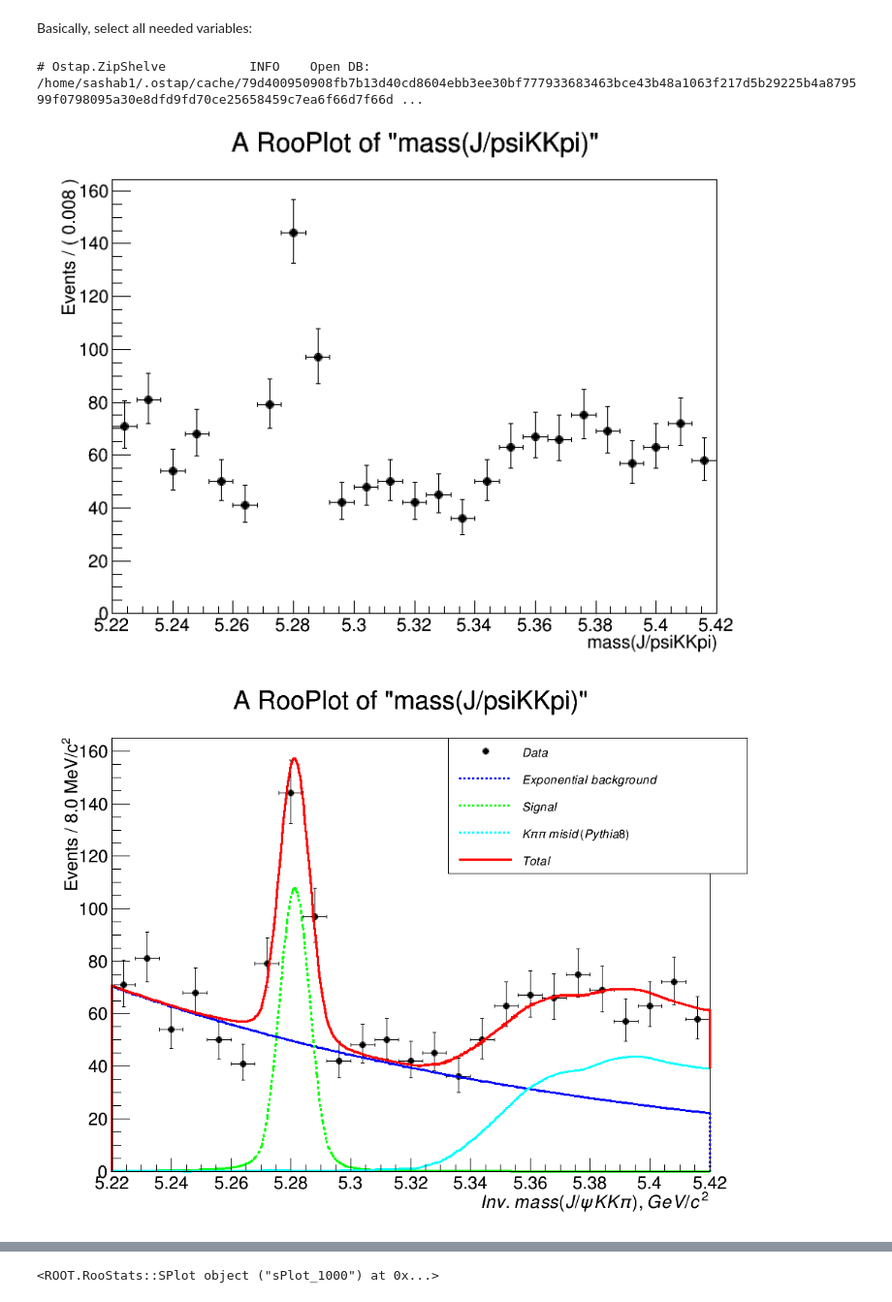
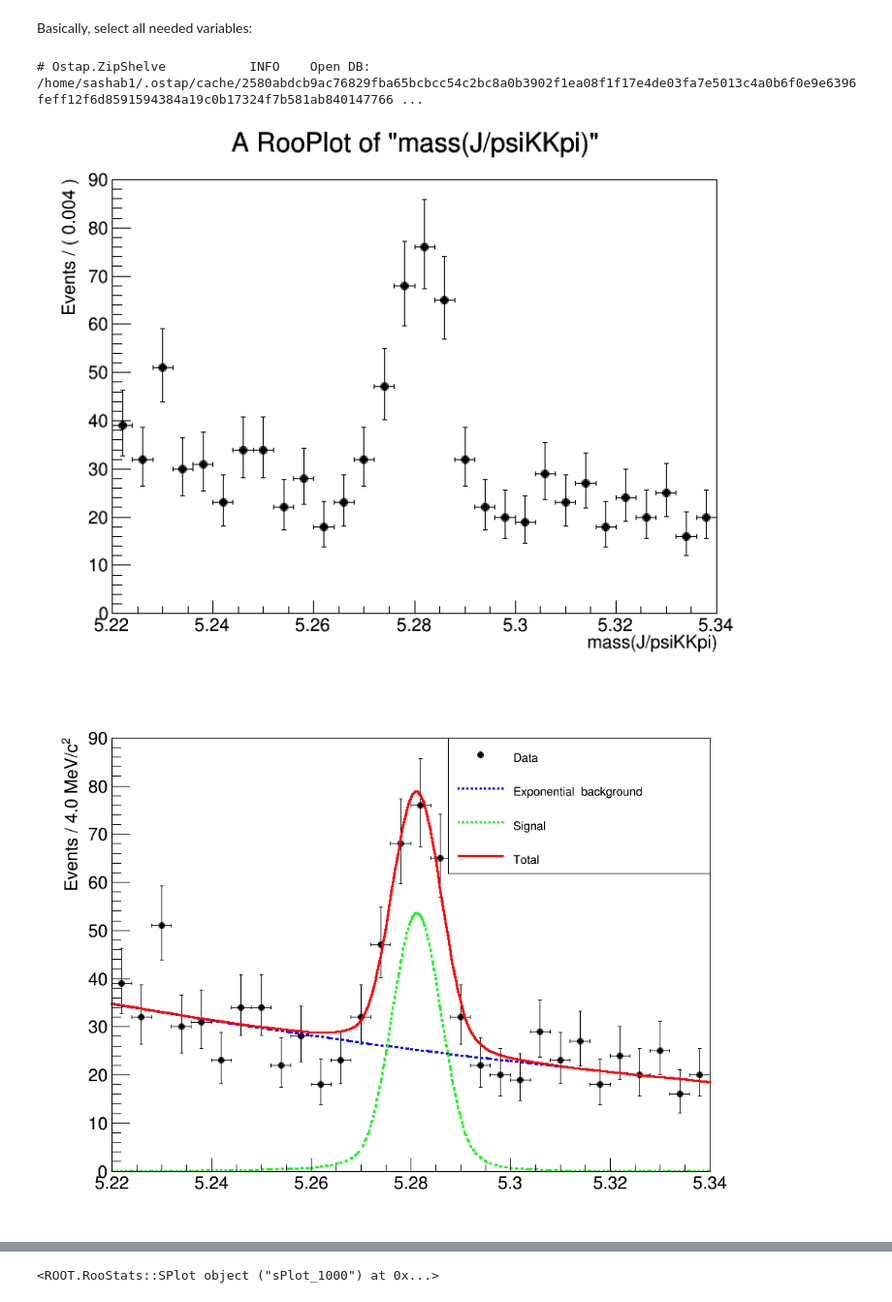
Before and after one commit to sashabaranov/Bu2JpsiKKpi, a Jupyter notebook: KKpi/fit/kstar_splot_tight.ipynb, the cells around one changed output, grey strips where cells are left out. Shown at 97% size. Saved outputs shown, nothing was run; the diff lists cells and outputs as text; code cells hidden in the pictures.

Commit message:
KKpi: fit update

```diff
--- a/KKpi/fit/kstar_splot_tight.ipynb
+++ b/KKpi/fit/kstar_splot_tight.ipynb
@@ -29,13 +20,12 @@ kpipi = Models.H1D_pdf(name=kpipi_hist.GetName(), mass=m_Bu, histo=smear_kpipi(k
 # %%
 #
 resonant = [
-    ( 'DTFm_kk', "Inv. \, Mass(KK), GeV/c^2", 0.0, 20.0),
-    ( 'DTFm_kpi', "Inv. \, Mass(K\pi), GeV/c^2", 0.0, 20.0),
+    ( 'DTFm_kpi', "Inv. \, Mass(K\pi), GeV/c^2", 0.7, 1.1),
 ]
 
 # Bu meson
-m_Bu = ROOT.RooRealVar('DTFm_b', 'mass(J/psiKKpi)', 5.22, 5.42)
-nbin_Bu = 25
+m_Bu = ROOT.RooRealVar('DTFm_b', 'mass(J/psiKKpi)', 5.22, 5.34)
+nbin_Bu = 30
 binning_b = (m_Bu.getMax() - m_Bu.getMin()) / nbin_Bu * 1000
 
 
@@ -94,7 +84,7 @@ if not sel_Bu._loaded_from_cache:
 ds_Bu = sel_Bu.dataset()
 ds_Bu.Print('v')
 # %% [output]
-# Ostap.ZipShelve           INFO    Open DB: /home/sashab1/.ostap/cache/79d400950908fb7b13d40cd8604ebb3ee30bf777933683463bce43b48a1063f217d5b29225b4a879599f0798095a30e8dfd9fd70ce25658459c7ea6f66d7f66d ...
+# Ostap.ZipShelve           INFO    Open DB: /home/sashab1/.ostap/cache/2580abdcb9ac76829fba65bcbcc54c2bc8a0b3902f1ea08f1f17e4de03fa7e5013c4a0b6f0e9e6396feff12f6d8591594384a19c0b17324f7b581ab840147766 ...
 # %%
 canvas = rootnotes.random_canvas()
 
@@ -104,18 +94,18 @@ frame.Draw()
 
 canvas
 # %% [output]
-[figure, old version]
+[figure, new version]
 # %%
 s1_Bu = Models.CB2_pdf(
     'Bu1',
     m_Bu.getMin(),
     m_Bu.getMax(),
-    fixMass=5.2792e+0,
-    fixSigma=0.006,
-    fixAlphaL=2.1018e+00,
-    fixAlphaR=1.9818e+00,
-    fixNL=6.1464e-01,
-    fixNR=2.1291e+00,
+    fixMass=5.28,
+    fixSigma=5.75e-3,
+    fixAlphaL=avg_mc("aL_Bu1"),
+    fixAlphaR=avg_mc("aR_Bu1"),
+    fixNL=avg_mc("nL_Bu1"),
+    fixNR=avg_mc("nR_Bu1"),
     mass=m_Bu
 )
 
@@ -130,7 +120,6 @@ bkg_Bu = Models.Bkg_pdf('BBu', mass=m_Bu, power=1)
 
 model_B = Charm3_pdf(
     signal=s1_Bu,
-    signal2=kpipi,
     background=bkg_Bu,
 )
 
@@ -140,25 +129,25 @@ model_B = Charm3_pdf(
 # %%
 c1 = rootnotes.random_canvas(size=(1024, 768))
 
 
 ru, fu = model_B.fitTo(ds_Bu, draw=True, nbins=nbin_Bu)
 
 model_B.signal.mean.release()
 model_B.signal.sigma.release()
 
 ru, fu = model_B.fitTo(ds_Bu, draw=True, nbins=nbin_Bu)
 
 
-
+fu.SetTitle("")
 fu.SetXTitle('Inv.\,mass(J/\psi KK\pi), GeV/c^{2}}')
 fu.SetYTitle("Events / %.1f MeV/c^{2}" % binning_b)
 
 fu.Draw()
 model_B.legend.Draw()
 
 c1
 # %% [output]
-[figure, old version]
+[figure, new version]
 # %%
 ipython_tools.params_table(ru)
 # %% [output]
```
Also changed, not shown: parts of 14 cells of this notebook, 14 other files.
